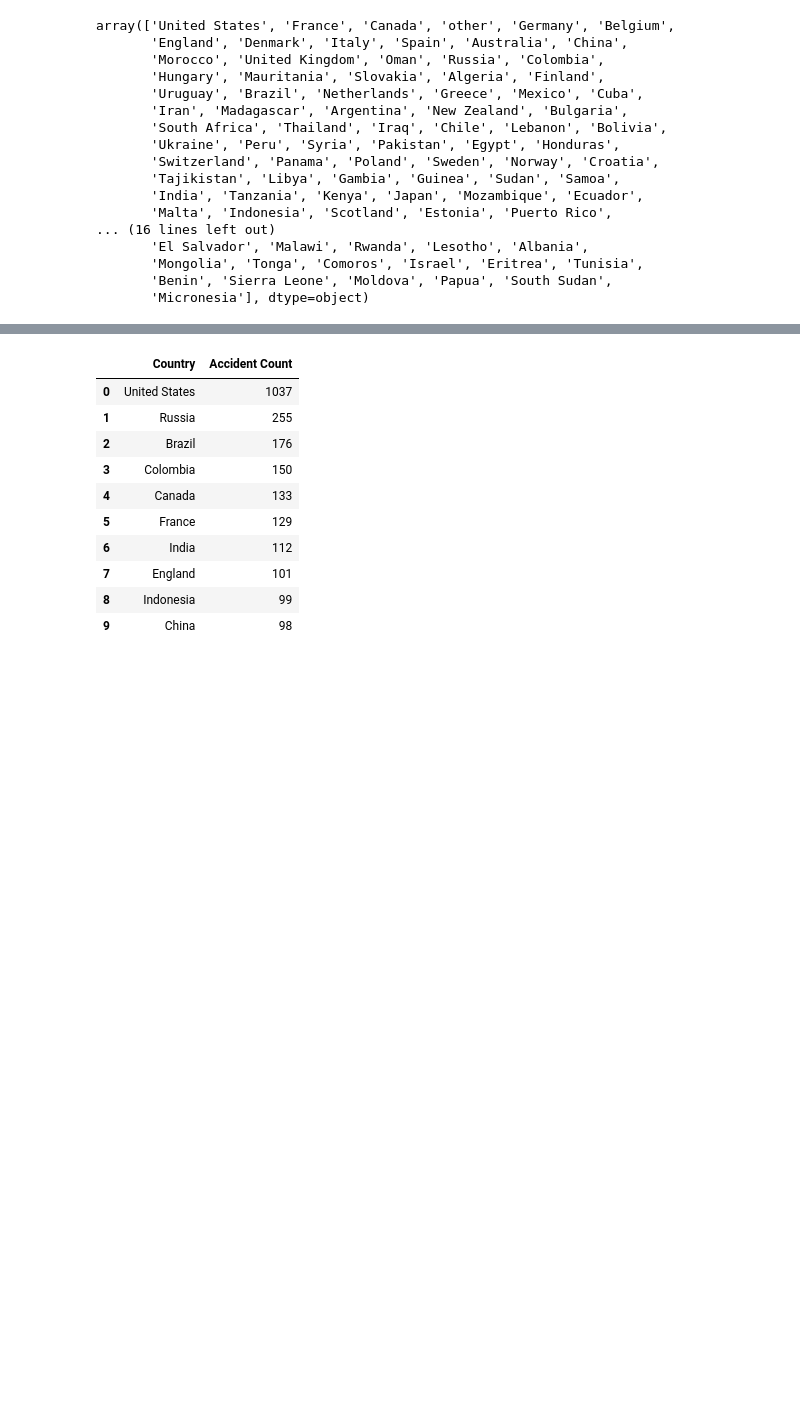
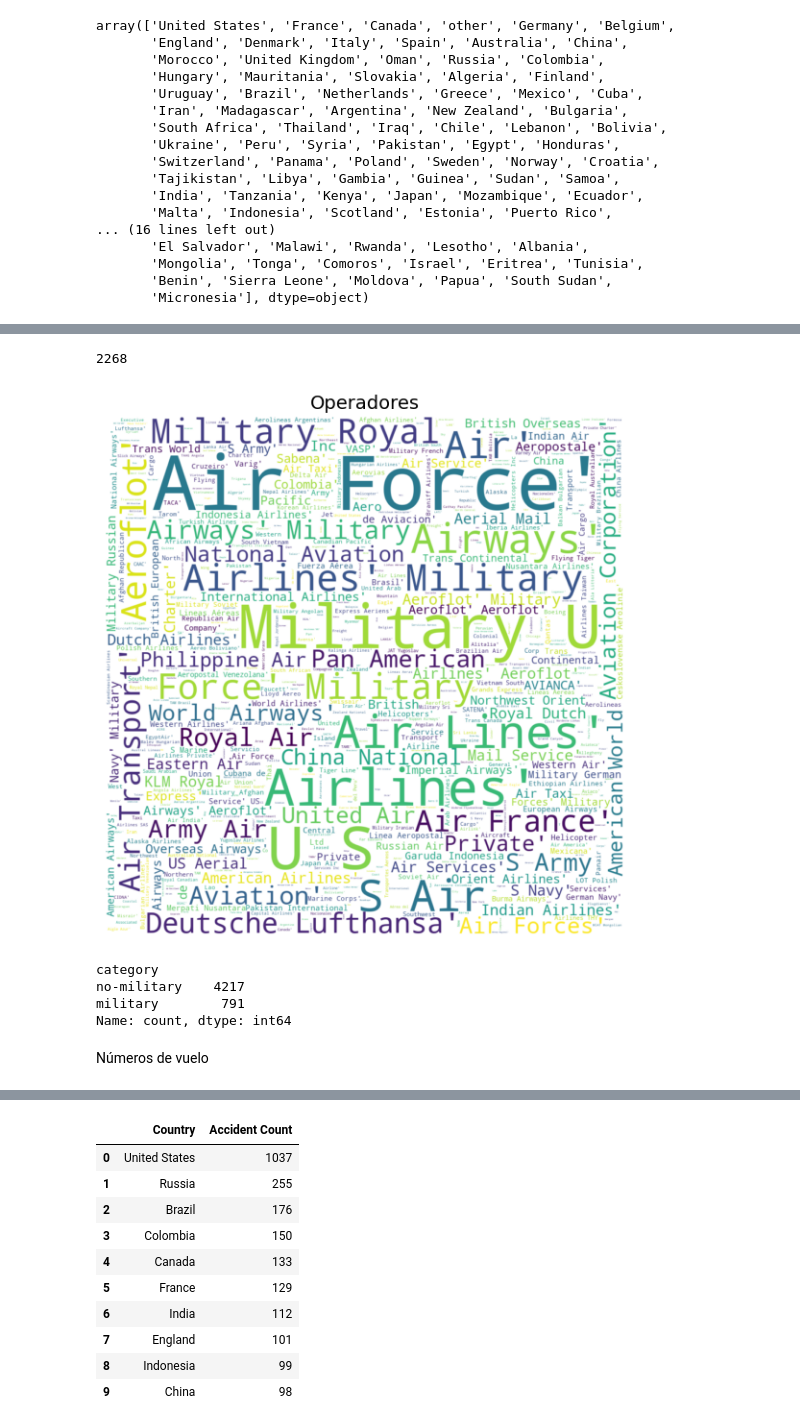
Before and after one commit to CinthiaVeronicaLopez/pi-da-full-time, a Jupyter notebook: accidentes-aereos.ipynb, the cells around one changed output, grey strips where cells are left out. Saved outputs shown, nothing was run; the diff lists cells and outputs as text; code cells hidden in the pictures; blank space fills up the shorter version.

```diff
--- a/accidentes-aereos.ipynb
+++ b/accidentes-aereos.ipynb
@@ -283,6 +325,6 @@ plt.show()
 # %%
 # Modificaremos la columna 'location' para extraer el país en función a las coincidencias con la siguiente lista
-lista_paises = [
+country_list = [
     "Afghanistan", "Albania", "Algeria", "Andorra", "Angola", "Antigua and Barbuda", "Argentina", "Armenia",
     "Australia", "Austria", "Azerbaijan", "Bahamas", "Bahrain", "Bangladesh", "Barbados", "Belarus", "Belgium",
     "Belize", "Benin", "Bhutan", "Bolivia", "Bosnia and Herzegovina", "Botswana", "Brazil", "Brunei", "Bulgaria",
@@ -362,0 +407,15 @@ array(['United States', 'France', 'Canada', 'other', 'Germany', 'Belgium',
+# %%
+# Separamos vuelos considerando si la aeronave colisionó en agua o suelo
+
+import re
+
+# Definimos una función para asignar valores a la columna 'surface'
+df['location'] = df['location'].fillna('').astype(str)
+def assign_surface(location):
+    if re.search(r'\bsea\b|\bocean\b|\briver\b|\bchannel\b|\bover\b', location, flags=re.IGNORECASE):
+        return 'water'
+    else:
+        return 'ground'
+
+# Creamos la columna 'surface' para identificar vuelos con accidentes en tierra o mar
+df['surface'] = df['location'].apply(assign_surface)
@@ -362,0 +516,6 @@ array(['United States', 'France', 'Canada', 'other', 'Germany', 'Belgium',
+# %%
+# Reemplazamos los valores nulos por un valor vacío
+df['operator'] = df['operator'].fillna('')
+
+# Reemplazamos los valores de ? por un valor vacío
+df['operator'] = df['operator'].str.replace('?', '')
@@ -362,0 +547,26 @@ array(['United States', 'France', 'Canada', 'other', 'Germany', 'Belgium',
+# %%
+df.operator.nunique()
+# %% [output]
+2268
+# %%
+# Basada en operador o aeronave
+
+from PIL import Image
+from wordcloud import WordCloud, STOPWORDS
+
+text = str(df.operator.tolist())
+plane_mask = np.empty((1000, 1000))
+
+stopwords = set(STOPWORDS)
+
+wc = WordCloud(background_color="white", max_words=2000, mask=plane_mask,
+               stopwords=stopwords)
+wc.generate(text)
+
+plt.figure(figsize=(7,7))
+plt.imshow(wc, interpolation='bilinear')
+plt.axis("off")
+plt.title('Operadores', loc='Center', fontsize=14)
+plt.show()
+# %% [output]
+[figure, added]
@@ -362,0 +582,11 @@ array(['United States', 'France', 'Canada', 'other', 'Germany', 'Belgium',
+# %%
+# Controlamos
+df_grouped = df['category'].value_counts()
+df_grouped
+# %% [output]
+category
+no-military    4217
+military        791
+Name: count, dtype: int64
+# %% [markdown]
+Números de vuelo
```
Also changed, not shown: parts of 95 cells of this notebook, 9 other files.
